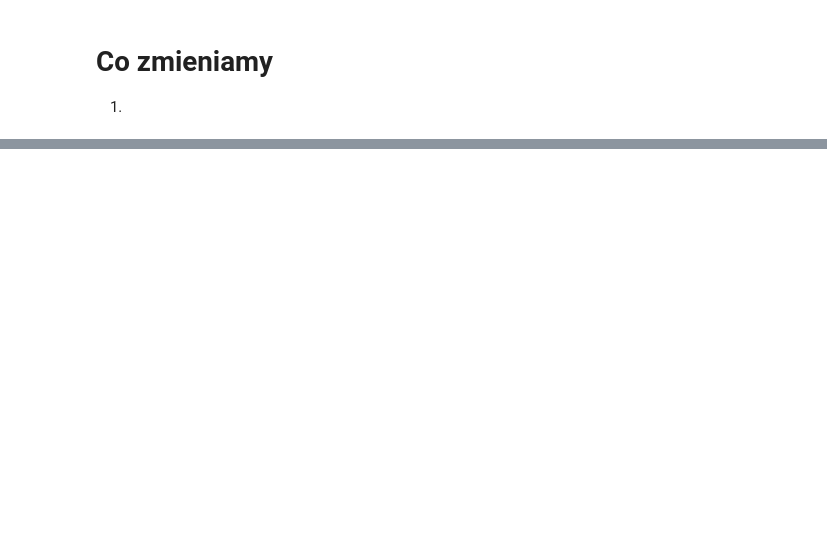
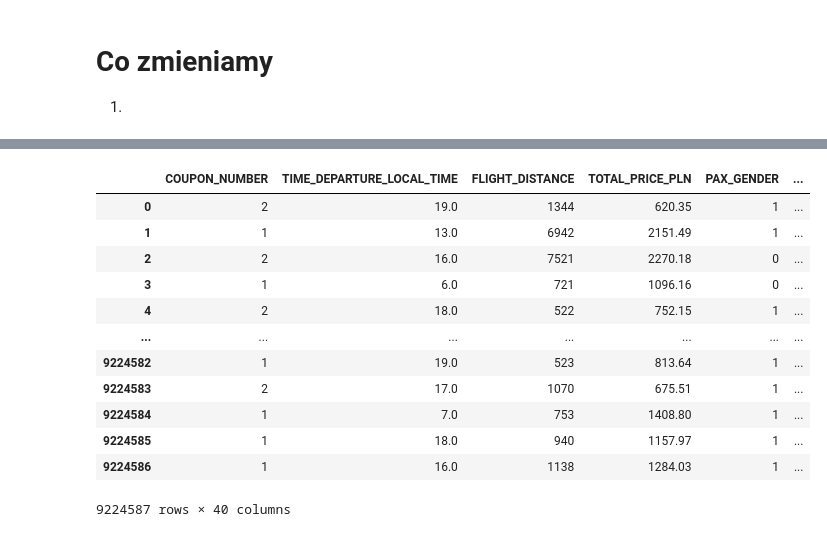
Before and after one commit to kuba1302/ticket-upgrade-prediction, a Jupyter notebook: wec.ipynb, the cells around one changed output, grey strips where cells are left out. Drawn from its saved outputs; the diff is of its cells as text; code cells hidden in the pictures; blank space fills up the shorter version.

```diff
--- a/wec.ipynb
+++ b/wec.ipynb
@@ -94,0 +179,21 @@ siema
+# %%
+stay_lenght_map = {-9999: np.nan}
+final_df["STAY_LENGTH_D"] = final_df["STAY_LENGTH_D"].replace(stay_lenght_map)
+# %%
+X = final_df.drop(['UPGRADED_FLAG'], axis = 'columns')
+y = final_df['UPGRADED_FLAG']
+X
+# %% [output]
+|  | COUPON_NUMBER | TIME_DEPARTURE_LOCAL_TIME | FLIGHT_DISTANCE | TOTAL_PRICE_PLN | PAX_GENDER | ... |
+| 0 | 2 | 19.0 | 1344 | 620.35 | 1 | ... |
+| 1 | 1 | 13.0 | 6942 | 2151.49 | 1 | ... |
+| 2 | 2 | 16.0 | 7521 | 2270.18 | 0 | ... |
+| 3 | 1 | 6.0 | 721 | 1096.16 | 0 | ... |
+| 4 | 2 | 18.0 | 522 | 752.15 | 1 | ... |
+| ... | ... | ... | ... | ... | ... | ... |
+| 9224582 | 1 | 19.0 | 523 | 813.64 | 1 | ... |
+| 9224583 | 2 | 17.0 | 1070 | 675.51 | 1 | ... |
+| 9224584 | 1 | 7.0 | 753 | 1408.80 | 1 | ... |
+| 9224585 | 1 | 18.0 | 940 | 1157.97 | 1 | ... |
+| 9224586 | 1 | 16.0 | 1138 | 1284.03 | 1 | ... |
+9224587 rows × 40 columns
```
Also changed, not shown: parts of 41 cells of this notebook.
